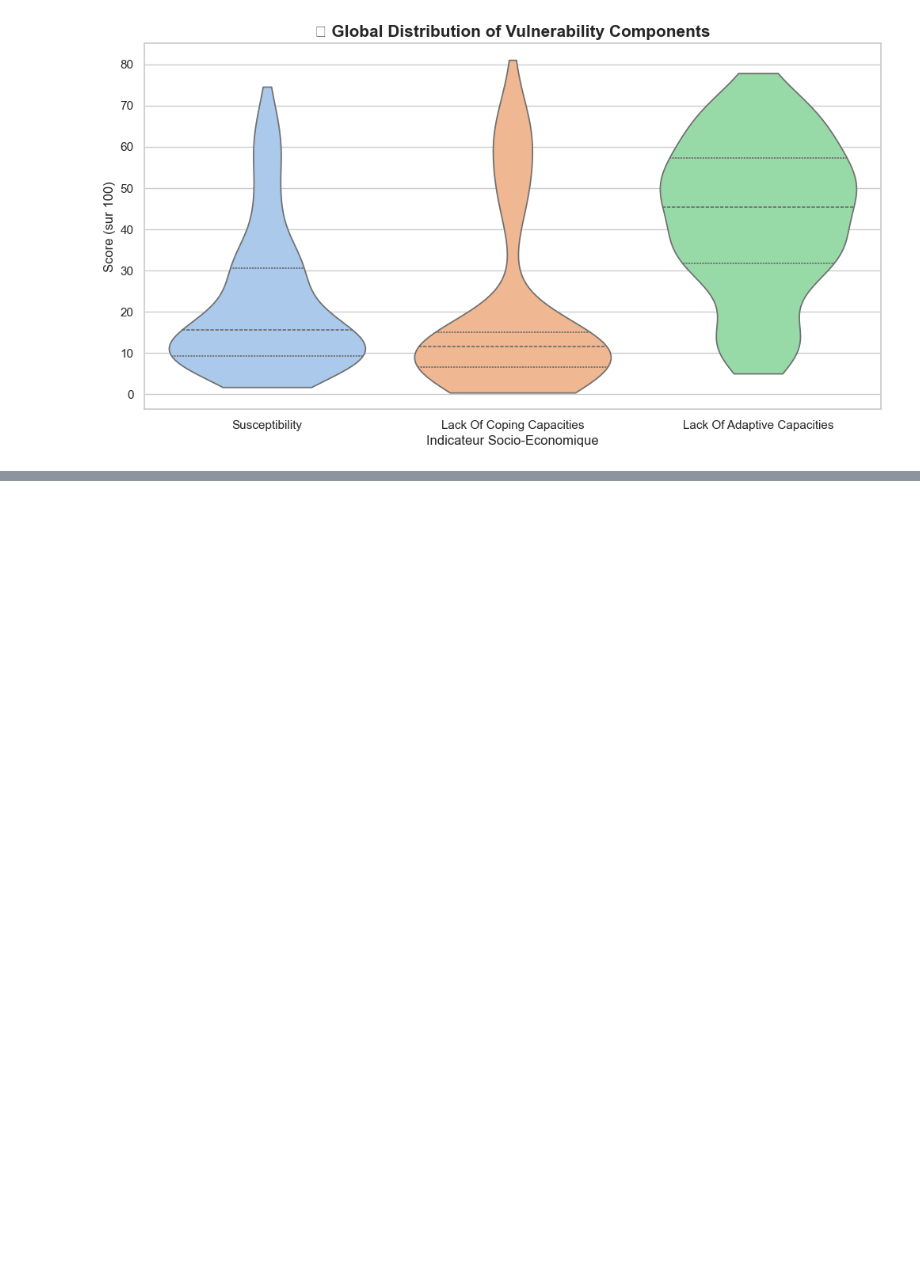
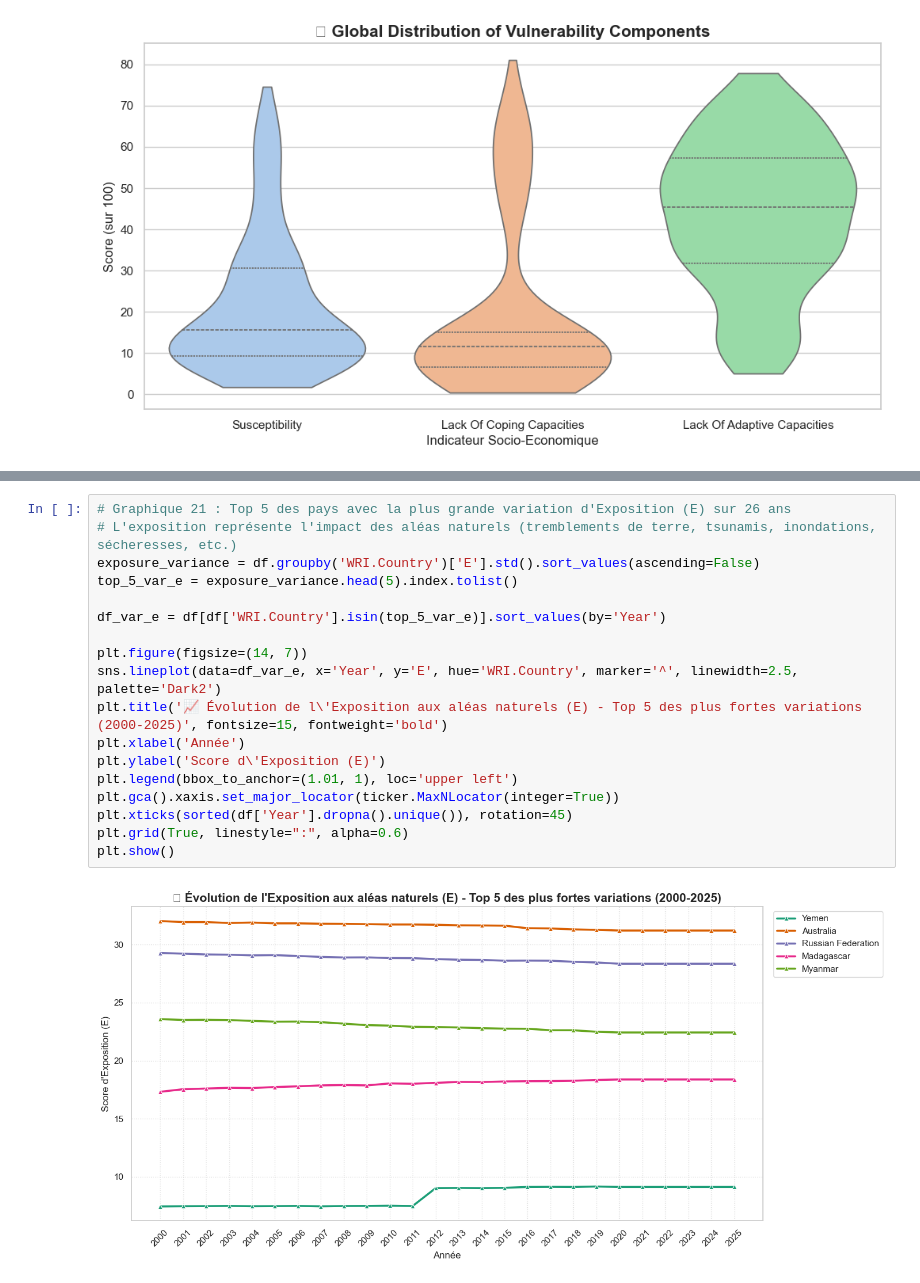
Before and after one commit to audurierth/world-risk-stats, a Jupyter notebook: graphics_BECHARD.ipynb, the cells around one changed output, grey strips where cells are left out. Drawn from its saved outputs; the diff is of its cells as text; blank space fills up the shorter version.

```diff
--- a/graphics_BECHARD.ipynb
+++ b/graphics_BECHARD.ipynb
@@ -360,0 +270,20 @@ plt.show()
+# %%
+# Graphique 21 : Top 5 des pays avec la plus grande variation d'Exposition (E) sur 26 ans
+# L'exposition représente l'impact des aléas naturels (tremblements de terre, tsunamis, inondations, sécheresses, etc.)
+exposure_variance = df.groupby('WRI.Country')['E'].std().sort_values(ascending=False)
+top_5_var_e = exposure_variance.head(5).index.tolist()
+
+df_var_e = df[df['WRI.Country'].isin(top_5_var_e)].sort_values(by='Year')
+
+plt.figure(figsize=(14, 7))
+sns.lineplot(data=df_var_e, x='Year', y='E', hue='WRI.Country', marker='^', linewidth=2.5, palette='Dark2')
+plt.title('📈 Évolution de l\'Exposition aux aléas naturels (E) - Top 5 des plus fortes variations (2000-2025)', fontsize=15, fontweight='bold')
+plt.xlabel('Année')
+plt.ylabel('Score d\'Exposition (E)')
+plt.legend(bbox_to_anchor=(1.01, 1), loc='upper left')
+plt.gca().xaxis.set_major_locator(ticker.MaxNLocator(integer=True))
+plt.xticks(sorted(df['Year'].dropna().unique()), rotation=45)
+plt.grid(True, linestyle=":", alpha=0.6)
+plt.show()
+# %% [output]
+[figure, added]
```
Also changed, not shown: parts of 29 cells of this notebook, 1 other file.
